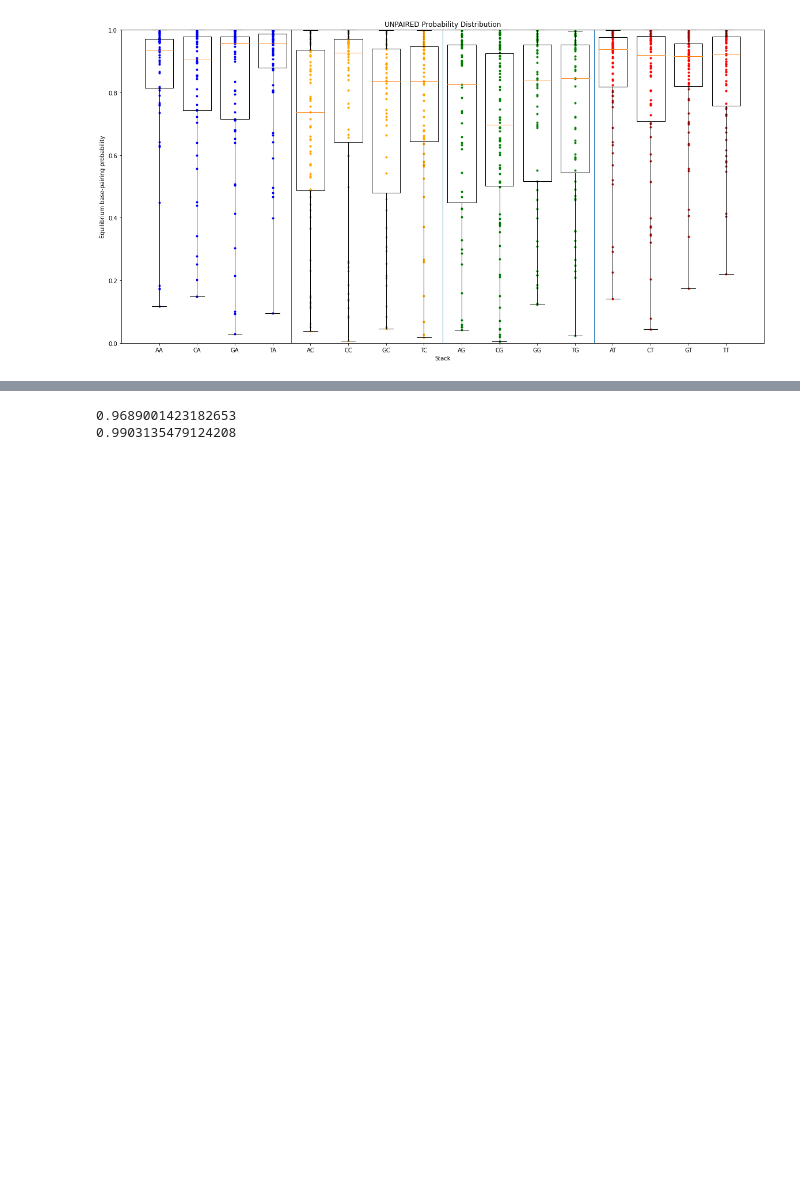
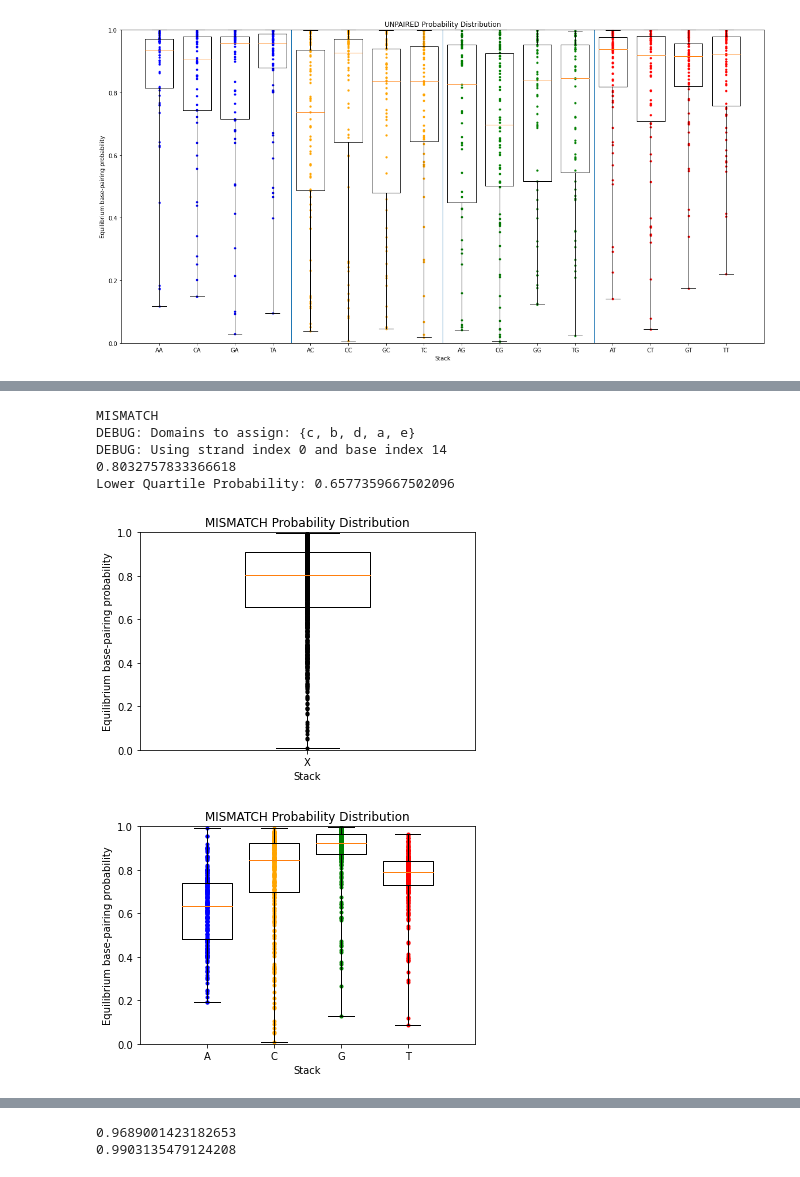
Before and after one commit to UC-Davis-molecular-computing/nuad, a Jupyter notebook: base_pair_probability.ipynb, the cells around one changed output, grey strips where cells are left out. Saved outputs shown, nothing was run; the diff lists cells and outputs as text; code cells hidden in the pictures; blank space fills up the shorter version.

```diff
--- a/base_pair_probability.ipynb
+++ b/base_pair_probability.ipynb
@@ -1001,0 +1068,42 @@ Lower Quartile Probability: 0.6590820256777588
+# %%
+print('MISMATCH')
+# MISMATCH
+#                       a    b    c
+#                     0  14 1516 17  31
+#                     |   |  ||  |   |
+#                    [-----##--##----->
+#                     |||||      |||||
+#                    <-----##--##-----]
+#                     |   |  ||  |   |
+#                     63 49 4847 46  32
+#                       a*^  d   e*
+#                         |
+#                     base pair
+top_strand: dc.Strand = dc.Strand(['a', 'b', 'c'], name='top strand')
+bot_strand: dc.Strand = dc.Strand(['e*', 'd', 'a*'], name='bot strand')
+
+pool_15 = dc.DomainPool('pool 15', 15)
+pool_mismatch = dc.DomainPool('pool mismatch', 2)
+top_strand.domains[0].pool = pool_15
+top_strand.domains[1].pool = pool_mismatch
+top_strand.domains[2].pool = pool_15
+bot_strand.domains[0].pool = pool_15
+bot_strand.domains[1].pool = pool_mismatch
+bot_strand.domains[2].pool = pool_15
+
+mismatches = [
+    (StrandBaseAddress(0, 15), StrandBaseAddress(1, 16)),
+    (StrandBaseAddress(0, 16), StrandBaseAddress(1, 15))
+]
+
+mismatch_bppr = nupack_base_pair_probabilities((top_strand, bot_strand), 14, 49, 'MISMATCH', skip_domain_pool_setup=True, mismatches=mismatches)
+print(mismatch_bppr.percentile(50))
+mismatch_bppr.plot_all()
+# %% [output]
+MISMATCH
+DEBUG: Domains to assign: {c, b, d, a, e}
+DEBUG: Using strand index 0 and base index 14
+0.8032757833366618
+Lower Quartile Probability: 0.6577359667502096
+[figure, added]
+[figure, added]
```
Also changed, not shown: parts of 7 cells of this notebook.
